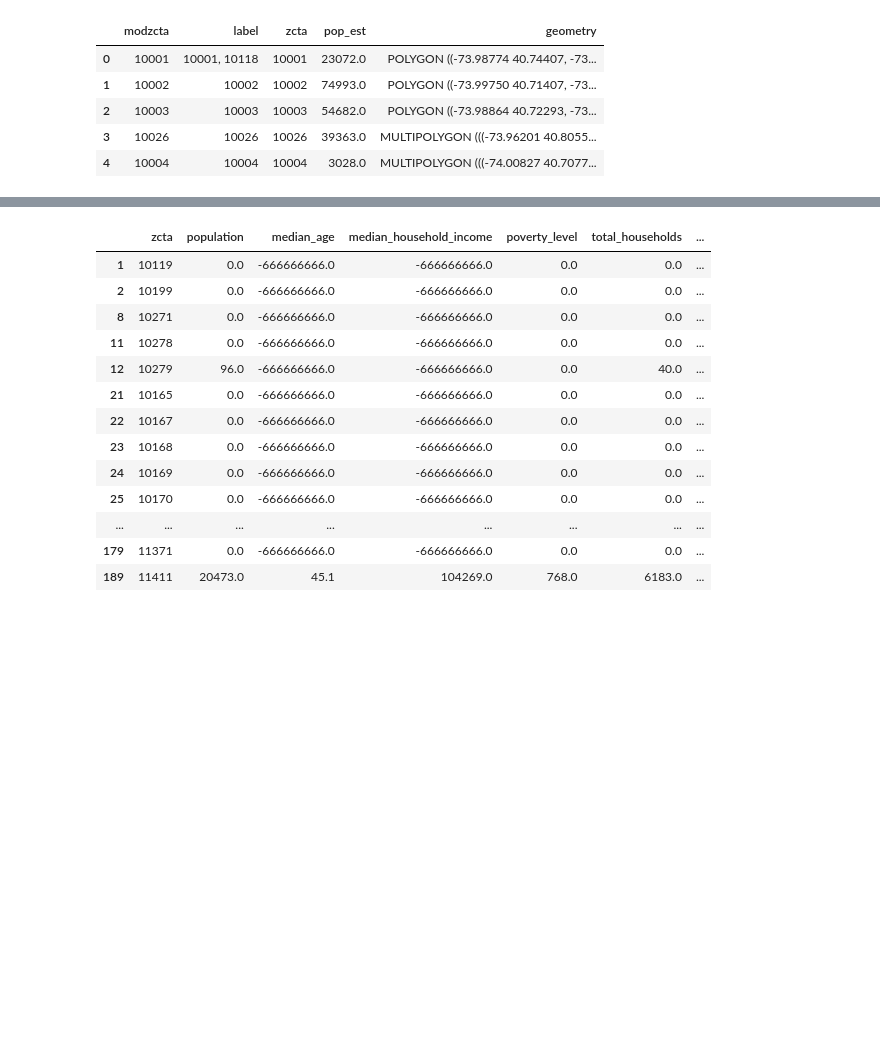
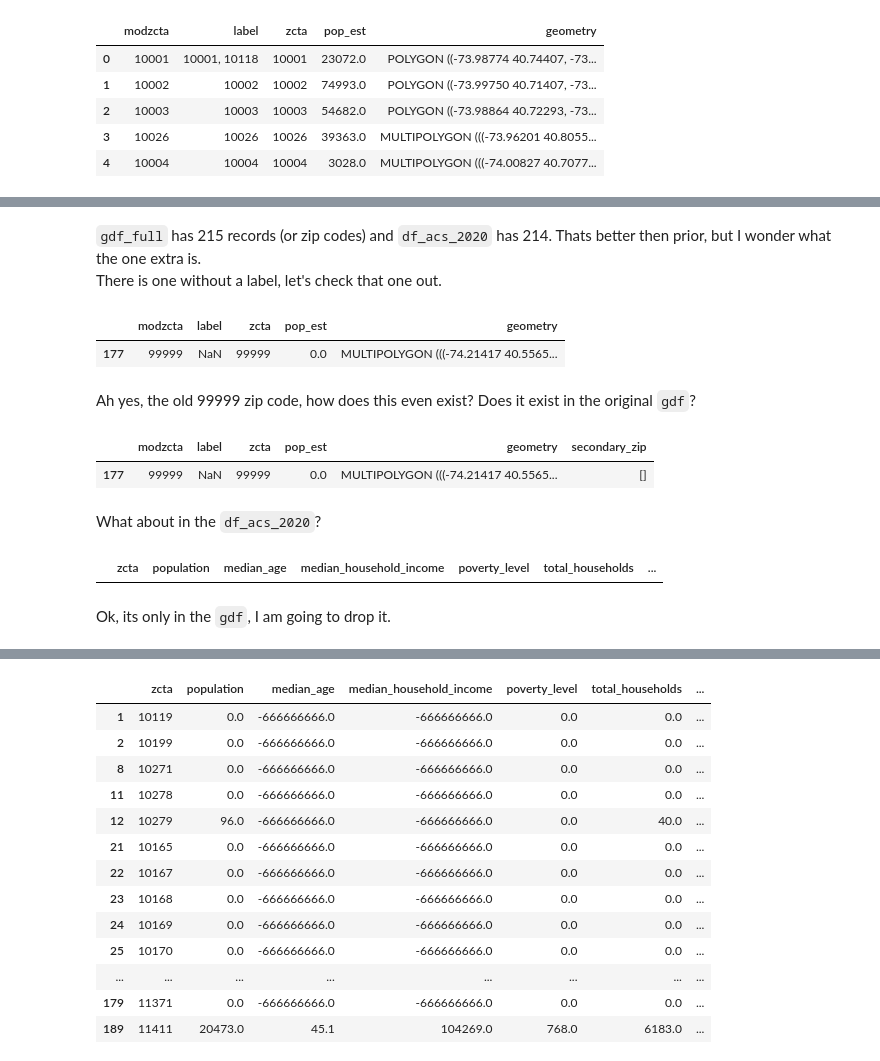
Before and after one commit to justinm0rgan/python_mapping, a Jupyter notebook: 01_data_gathering.ipynb, the cells around one changed output, grey strips where cells are left out. Drawn from its saved outputs; the diff is of its cells as text; code cells hidden in the pictures; blank space fills up the shorter version.

```diff
--- a/01_data_gathering.ipynb
+++ b/01_data_gathering.ipynb
@@ -250,0 +270,23 @@ gdf_full.head()
+# %% [markdown]
+`gdf_full` has 215 records (or zip codes) and `df_acs_2020` has 214. Thats better then prior, but I wonder what the one extra is.<br>
+There is one without a label, let's check that one out.
+# %%
+gdf_full[gdf_full['label'].isna()]
+# %% [output]
+|  | modzcta | label | zcta | pop_est | geometry |
+| 177 | 99999 | NaN | 99999 | 0.0 | MULTIPOLYGON (((-74.21417 40.5565... |
+# %% [markdown]
+Ah yes, the old 99999 zip code, how does this even exist? Does it exist in the original `gdf`?
+# %%
+gdf[gdf['modzcta'] == '99999']
+# %% [output]
+|  | modzcta | label | zcta | pop_est | geometry | secondary_zip |
+| 177 | 99999 | NaN | 99999 | 0.0 | MULTIPOLYGON (((-74.21417 40.5565... | [] |
+# %% [markdown]
+What about in the `df_acs_2020`?
+# %%
+df_acs_2020[df_acs_2020['zcta'] == '99999']
+# %% [output]
+|  | zcta | population | median_age | median_household_income | poverty_level | total_households | ... |
+# %% [markdown]
+Ok, its only in the `gdf`, I am going to drop it.
```
Also changed, not shown: parts of 8 cells of this notebook.
